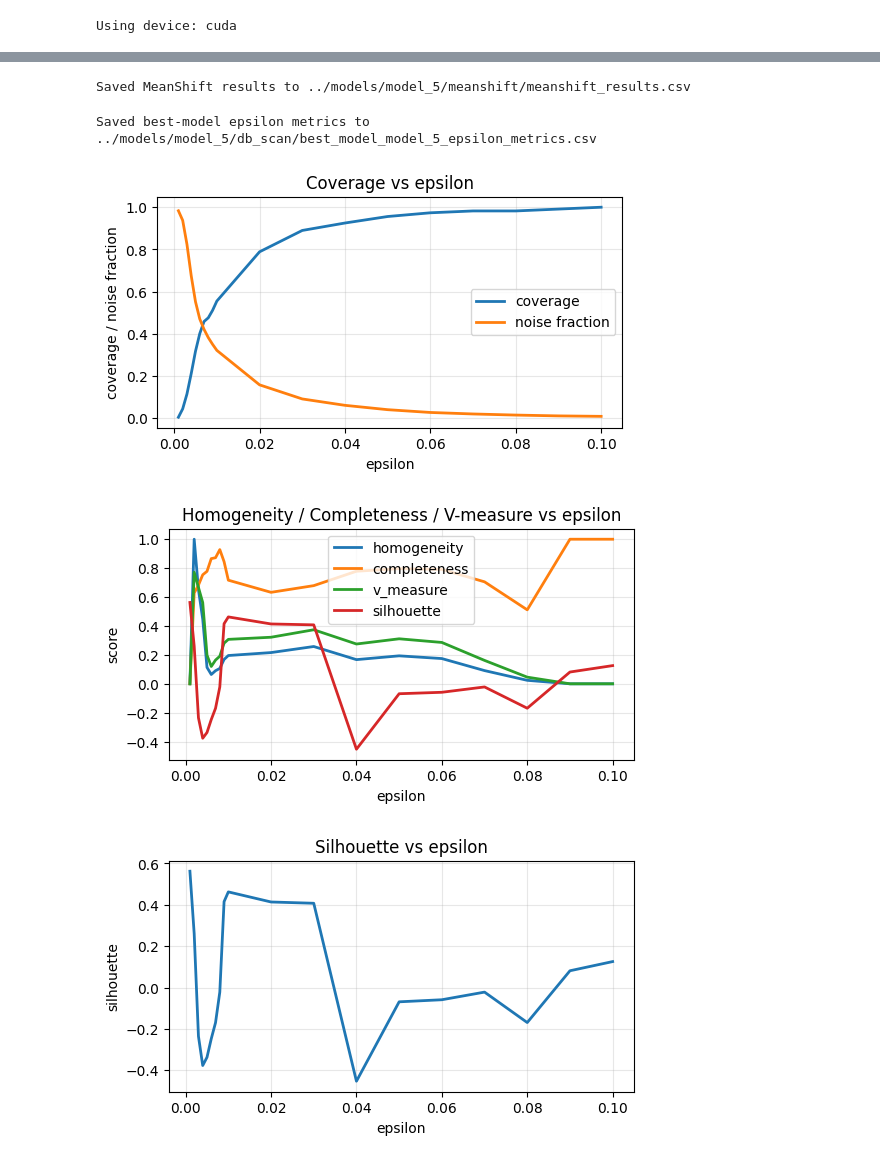
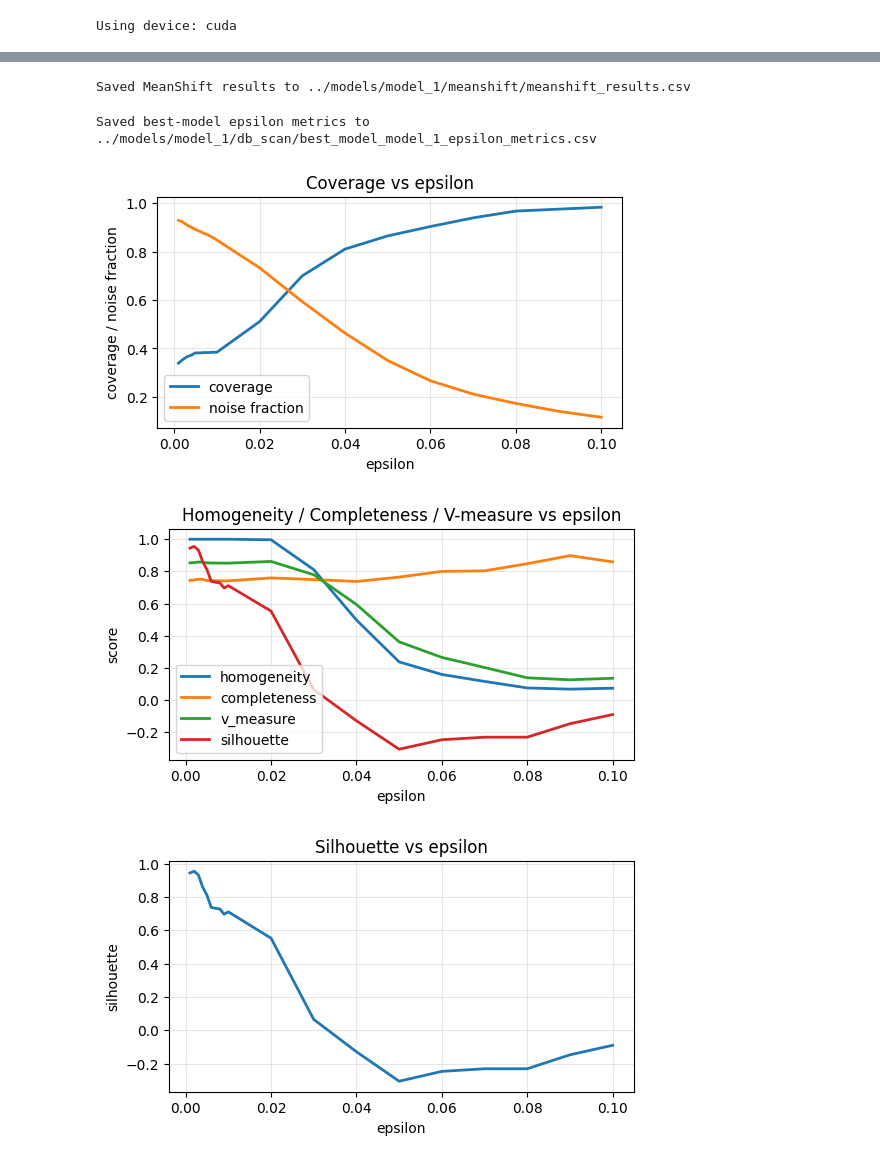
Before and after one commit to DeLyXHardiee/GNN-Campaign-Detection, a Jupyter notebook: core/GNN/notebooks/clustering_analysis.ipynb, the cells around one changed output, grey strips where cells are left out. Saved outputs shown, nothing was run; the diff lists cells and outputs as text; code cells hidden in the pictures.

Commit message:
Changed clustering to work with new data and new ground truth format

```diff
--- a/core/GNN/notebooks/clustering_analysis.ipynb
+++ b/core/GNN/notebooks/clustering_analysis.ipynb
@@ -24,7 +24,7 @@ data = load_hetero_pt()
 data = ToUndirected()(data)
 
 # Optional: drop unused nodes/edges
-keep = ['email', 'sender', 'url', 'domain', 'stem', 'body_cluster', 'email_domain', 'receiver']
+keep = ['email', 'sender', 'url', 'domain', 'stem', 'email_domain', 'receiver']
 keep_set = set(keep)
 
 for ntype in list(data.node_types):
@@ -245,12 +259,10 @@ epsilon_values =  [0.001, 0.002, 0.003, 0.004, 0.005, 0.006, 0.007, 0.008, 0.009
 from pathlib import Path
 import pandas as pd
 
-run_name = "model_5"
-pair_votes_path = "campaigns.csv"
+run_name = "model_1"
+pair_votes_path = PROJECT_ROOT + '/data' + '/ground_truth.json'
 
-votes_df = pd.read_csv(pair_votes_path)
-
-ground_truth_labels = extract_ground_truth_labels(votes_df)
+ground_truth_labels = extract_ground_truth_labels(pair_votes_path)
 
 print(ground_truth_labels)
 
@@ -293,7 +314,7 @@ def run_meanshift_clustering_best_model(data, device, run_dir, ground_truth_labe
     if quantile_values is None:
         quantile_values = [0.2, 0.25, 0.3]
 
-    run_path = Path("../models") / run_dir
+    run_path = Path("../models/model_1")
     best_path = run_path / "best_model.pt"
     if not best_path.exists():
         raise FileNotFoundError(f"best_model.pt not found in {run_path}")
@@ -353,17 +374,17 @@ def run_meanshift_clustering_best_model(data, device, run_dir, ground_truth_labe
 ms_results = run_meanshift_clustering_best_model(
     data=data,
     device=DEVICE,
-    run_dir='model_5',
+    run_dir='model_1',
     ground_truth_labels=ground_truth_labels,
     quantile_values=[0.02, 0.03, 0.04]
 )
 # %% [output]
-Saved MeanShift results to ../models/model_5/meanshift/meanshift_results.csv
+Saved MeanShift results to ../models/model_1/meanshift/meanshift_results.csv
 # %%
 import pandas as pd
 import matplotlib.pyplot as plt
 from pathlib import Path
-run_name = "model_5"
+run_name = "model_1"
 db_scan_dir = Path('../models') / run_name / 'db_scan'
 csv_files = sorted(db_scan_dir.glob('clustering_results_eps_*.csv'))
 best_rows = []
@@ -404,34 +425,34 @@ if best_rows:
     plt.show()
 
     plt.figure(figsize=(6,3))
     for col, label in [('homogeneity','homogeneity'), ('completeness','completeness'), ('v_measure','v_measure'), ('silhouette','silhouette')]:
         if col in metrics_df.columns:
             plt.plot(eps, metrics_df[col], linewidth=2, label=label)
     plt.xlabel('epsilon')
     plt.ylabel('score')
     plt.title('Homogeneity / Completeness / V-measure vs epsilon')
     plt.grid(True, alpha=0.3)
     plt.legend()
     plt.show()
 
     plt.figure(figsize=(6,3))
     if 'silhouette' in metrics_df.columns:
         plt.plot(eps, metrics_df['silhouette'], linewidth=2)
     plt.xlabel('epsilon')
     plt.ylabel('silhouette')
     plt.title('Silhouette vs epsilon')
     plt.grid(True, alpha=0.3)
     plt.show()
     plt.figure(figsize=(6,3))
     if 'n_clusters' in metrics_df.columns:
         plt.plot(eps, metrics_df['n_clusters'], linewidth=2)
     plt.xlabel('epsilon')
     plt.ylabel('num clusters')
     plt.title('Number of clusters vs epsilon')
     plt.grid(True, alpha=0.3)
     plt.show()
 # %% [output]
-Saved best-model epsilon metrics to ../models/model_5/db_scan/best_model_model_5_epsilon_metrics.csv
+Saved best-model epsilon metrics to ../models/model_1/db_scan/best_model_model_1_epsilon_metrics.csv
-[figure, old version]
+[figure, new version]
-[figure, old version]
+[figure, new version]
-[figure, old version]
+[figure, new version]
```
Also changed, not shown: parts of 7 cells of this notebook, 1 other file.
